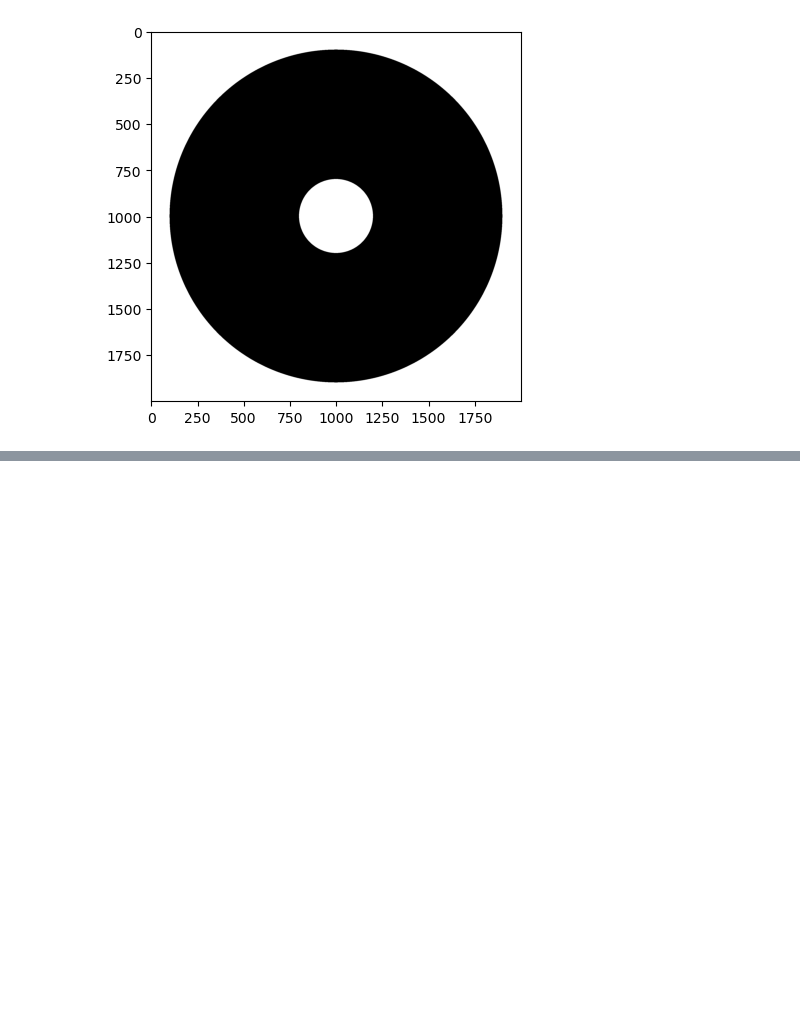
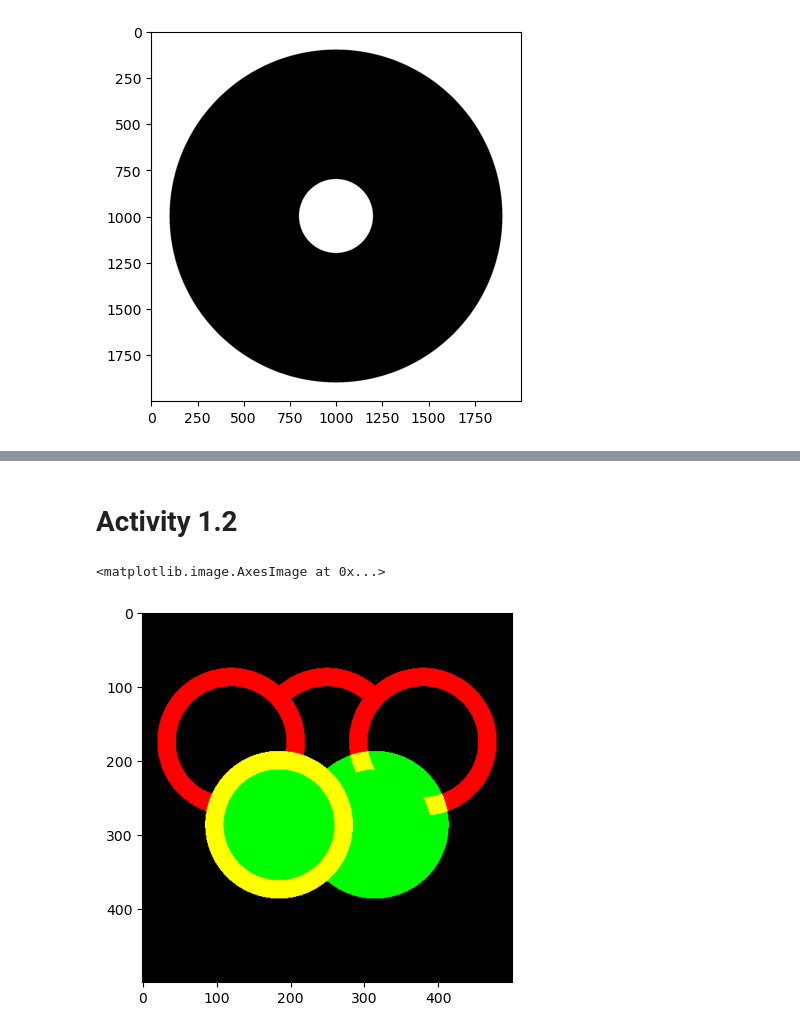
Before and after one commit to genvert/AP_157_FX-2_Vertudez, a Jupyter notebook: Activity 1/Activity 1.ipynb, the cells around one changed output, grey strips where cells are left out. Drawn from its saved outputs; the diff is of its cells as text; code cells hidden in the pictures; blank space fills up the shorter version.

```diff
--- a/Activity 1/Activity 1.ipynb
+++ b/Activity 1/Activity 1.ipynb
@@ -63,0 +90,50 @@ plt.imshow(X, cmap='gray')
+# %% [markdown]
+# Activity 1.2
+# %%
+from numpy import sin, cos, pi, sqrt
+
+N = 500
+x = np.linspace(-10,10,N)
+y = x
+X,Y = np.meshgrid(x,y)
+Rd = np.zeros((N,N))
+Gn = np.zeros((N,N))
+Bl = np.zeros((N,N))
+# %%
+# draw colored circles
+Rt,Rc,deg = 3,4,30
+
+xt,yt = Rt*cos(deg*pi/180), Rt*sin(deg*pi/180)
+
+R = sqrt((X)**2 + (Y+Rt)**2)
+Rd[np.where(R<Rc)] = 1.0
+Rd[np.where(R<3)] = 0.0
+
+R = sqrt((X-2*xt)**2 + (Y+Rt)**2)
+Rd[np.where(R<Rc)] = 1.0
+Rd[np.where(R<3)] = 0.0
+
+R = sqrt((X+2*xt)**2 + (Y+Rt)**2)
+Rd[np.where(R<Rc)] = 1.0
+Rd[np.where(R<3)] = 0.0
+
+R = sqrt((X-xt)**2 + (Y-yt)**2)
+Gn[np.where(R<Rc)] = 1.0
+Rd[np.where(R<3)] = 0.0
+
+R = sqrt((X+xt)**2 + (Y-yt)**2)
+Gn[np.where(R<Rc)] = 1.0
+Rd[np.where(R<Rc)] = 1.0
+Rd[np.where(R<3)] = 0.0
+
+I = np.zeros((N,N,3))
+
+I[...,0] = Rd
+I[...,1] = Gn
+I[...,2] = Bl
+
+fig = plt.figure()
+plt.imshow(I)
+# %% [output]
+<matplotlib.image.AxesImage at 0x...>
+[figure, added]
```
Also changed, not shown: parts of 5 cells of this notebook.
